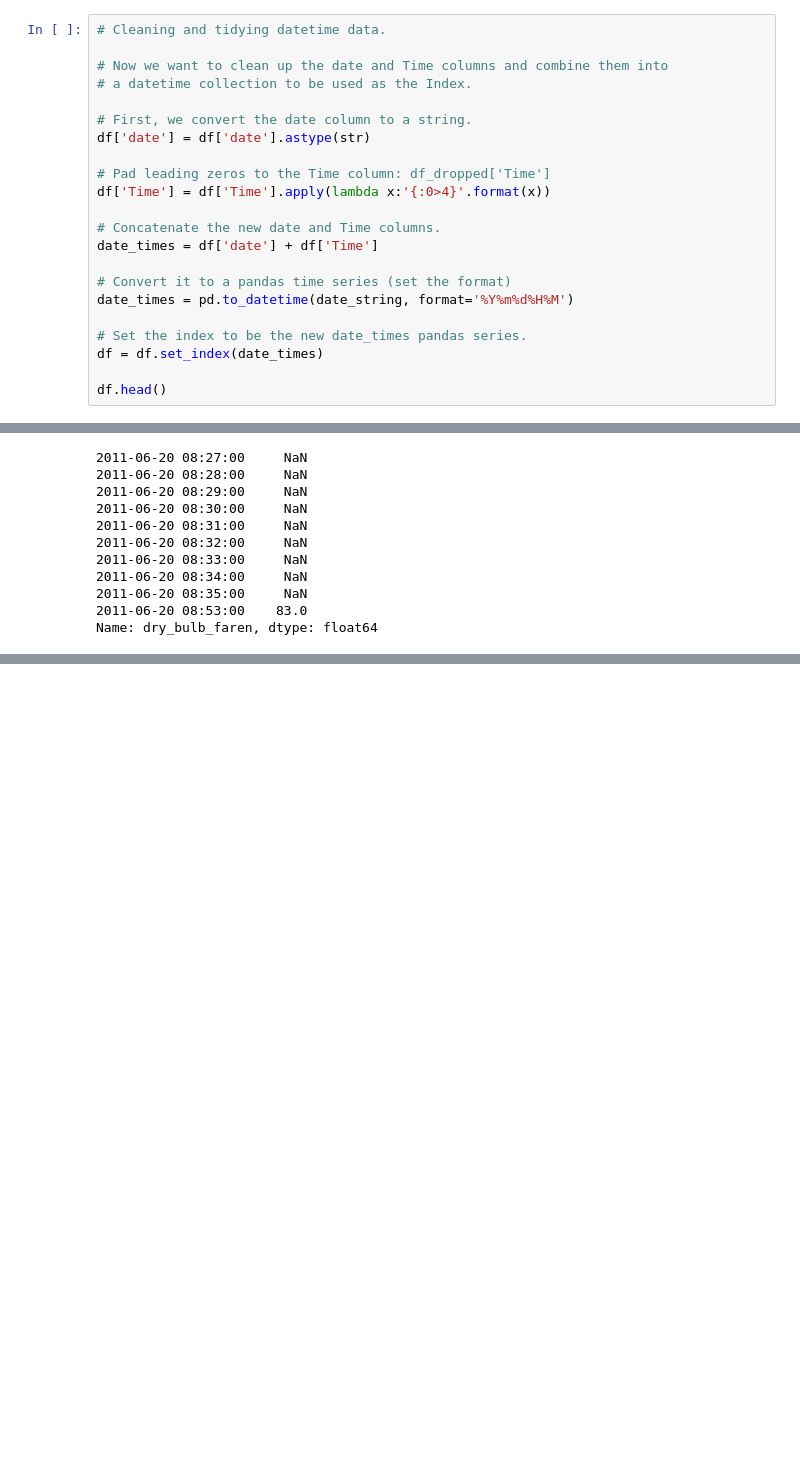
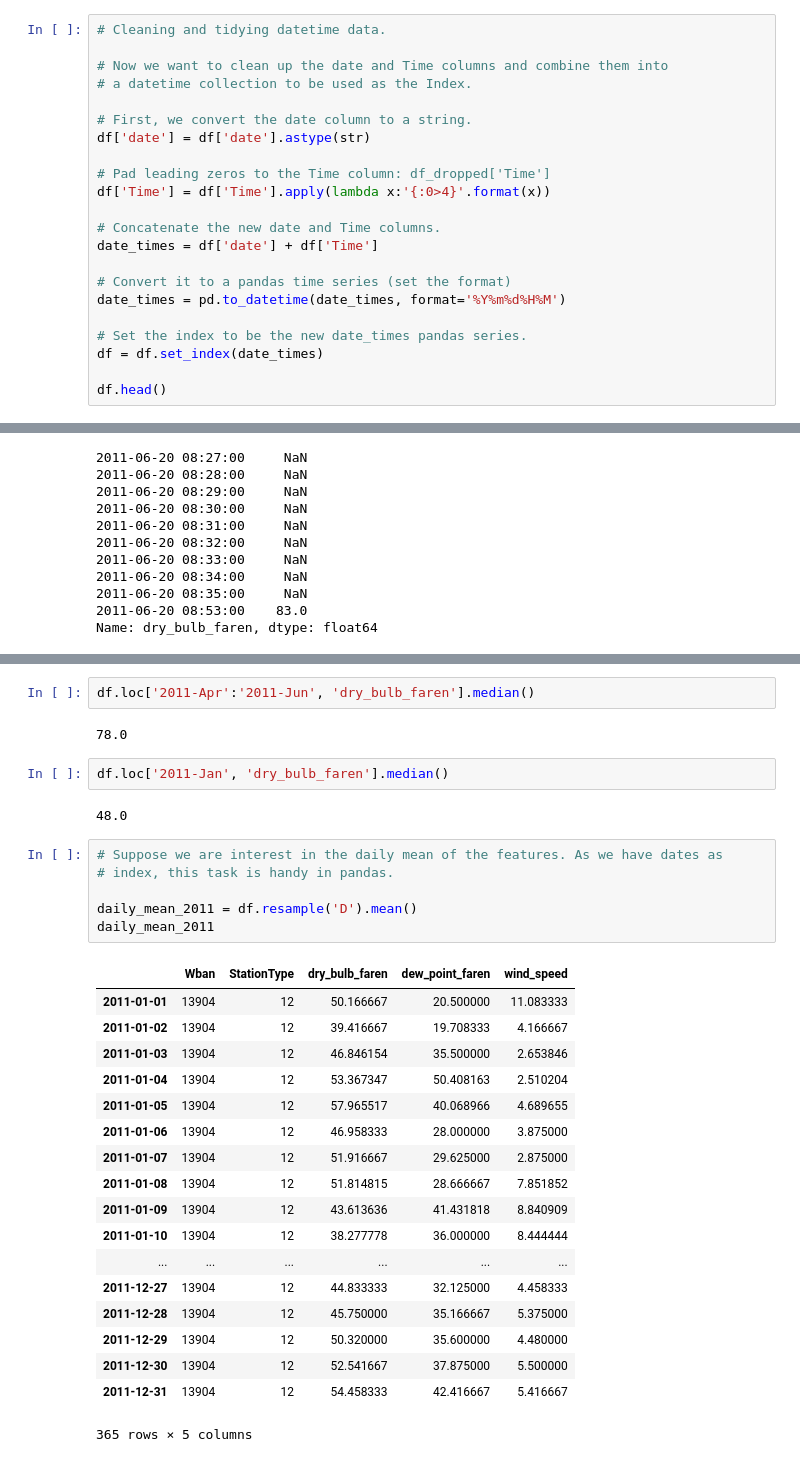
Before and after one commit to rodsveiga/Python-Intro_codes, a Jupyter notebook: sunlight_in_austin.ipynb, the cells around one changed output, grey strips where cells are left out. Drawn from its saved outputs; the diff is of its cells as text; blank space fills up the shorter version.

```diff
--- a/sunlight_in_austin.ipynb
+++ b/sunlight_in_austin.ipynb
@@ -136,7 +136,7 @@ df['Time'] = df['Time'].apply(lambda x:'{:0>4}'.format(x))
 date_times = df['date'] + df['Time']
 
 # Convert it to a pandas time series (set the format)
-date_times = pd.to_datetime(date_string, format='%Y%m%d%H%M')
+date_times = pd.to_datetime(date_times, format='%Y%m%d%H%M')
 
 # Set the index to be the new date_times pandas series.
 df = df.set_index(date_times)
@@ -201,0 +251,33 @@ df['dew_point_faren'] = pd.to_numeric(df['dew_point_faren'], errors='coerce')
+# %%
+df.loc['2011-Apr':'2011-Jun', 'dry_bulb_faren'].median()
+# %% [output]
+78.0
+# %%
+df.loc['2011-Jan', 'dry_bulb_faren'].median()
+# %% [output]
+48.0
+# %%
+# Suppose we are interest in the daily mean of the features. As we have dates as
+# index, this task is handy in pandas.
+
+daily_mean_2011 = df.resample('D').mean()
+daily_mean_2011
+# %% [output]
+|  | Wban | StationType | dry_bulb_faren | dew_point_faren | wind_speed |
+| 2011-01-01 | 13904 | 12 | 50.166667 | 20.500000 | 11.083333 |
+| 2011-01-02 | 13904 | 12 | 39.416667 | 19.708333 | 4.166667 |
+| 2011-01-03 | 13904 | 12 | 46.846154 | 35.500000 | 2.653846 |
+| 2011-01-04 | 13904 | 12 | 53.367347 | 50.408163 | 2.510204 |
+| 2011-01-05 | 13904 | 12 | 57.965517 | 40.068966 | 4.689655 |
+| 2011-01-06 | 13904 | 12 | 46.958333 | 28.000000 | 3.875000 |
+| 2011-01-07 | 13904 | 12 | 51.916667 | 29.625000 | 2.875000 |
+| 2011-01-08 | 13904 | 12 | 51.814815 | 28.666667 | 7.851852 |
+| 2011-01-09 | 13904 | 12 | 43.613636 | 41.431818 | 8.840909 |
+| 2011-01-10 | 13904 | 12 | 38.277778 | 36.000000 | 8.444444 |
+| ... | ... | ... | ... | ... | ... |
+| 2011-12-27 | 13904 | 12 | 44.833333 | 32.125000 | 4.458333 |
+| 2011-12-28 | 13904 | 12 | 45.750000 | 35.166667 | 5.375000 |
+| 2011-12-29 | 13904 | 12 | 50.320000 | 35.600000 | 4.480000 |
+| 2011-12-30 | 13904 | 12 | 52.541667 | 37.875000 | 5.500000 |
+| 2011-12-31 | 13904 | 12 | 54.458333 | 42.416667 | 5.416667 |
+365 rows × 5 columns
```
Also changed, not shown: parts of 13 cells of this notebook.
